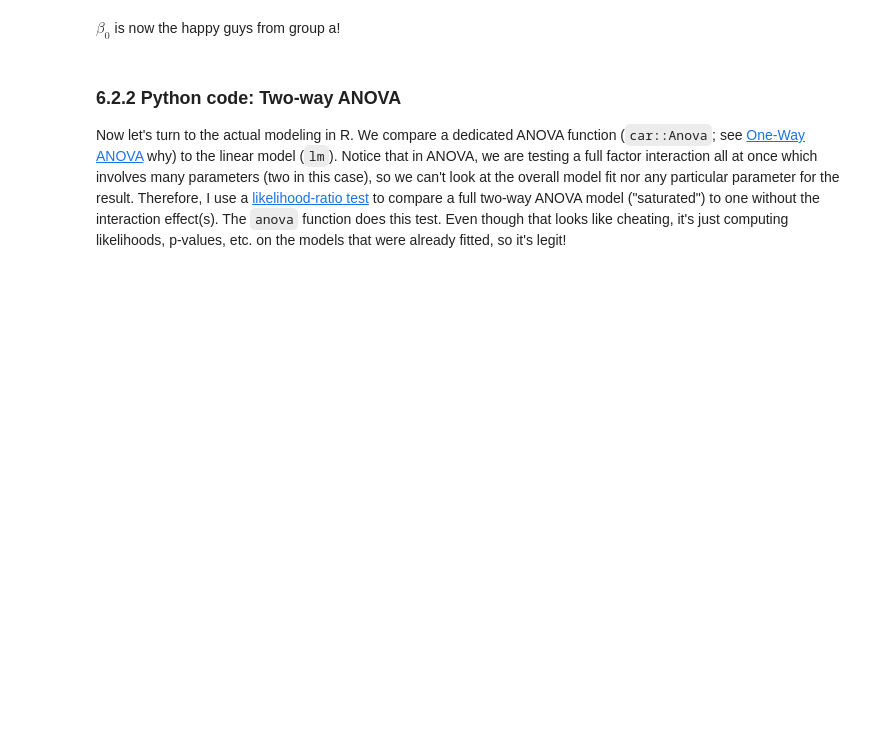
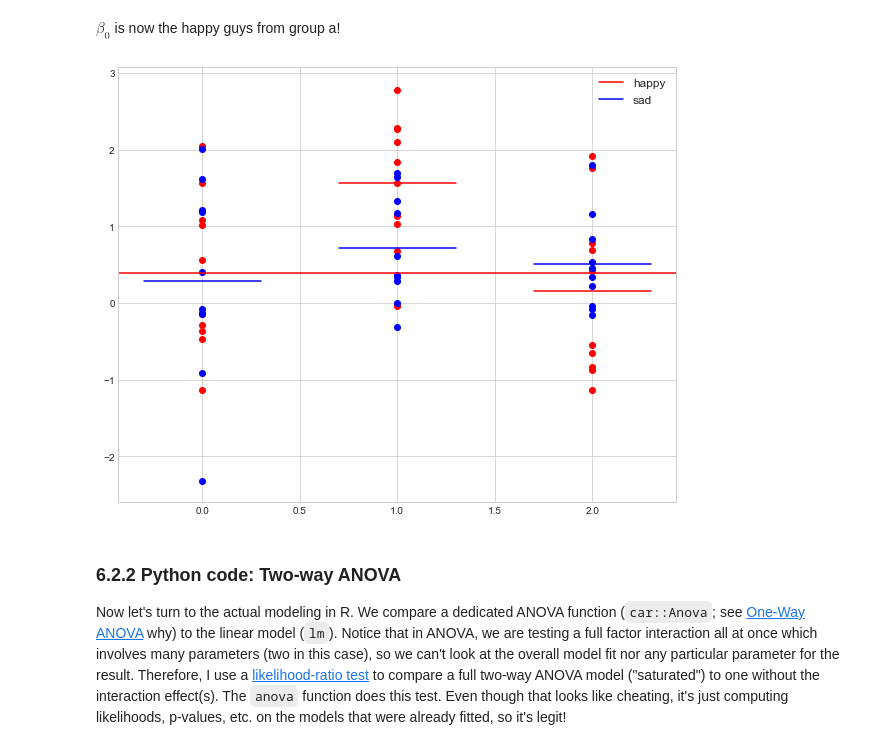
Before and after one commit to eigenfoo/tests-as-linear, a Jupyter notebook: tests-as-linear.ipynb, the cells around one changed output. Saved outputs shown, nothing was run; the diff lists cells and outputs as text; code cells hidden in the pictures; blank space fills up the shorter version.

```diff
--- a/tests-as-linear.ipynb
+++ b/tests-as-linear.ipynb
@@ -498,3 +496,8 @@ $\beta_0$ is now the happy guys from group a!
+# %%
+plots.two_way_anova_plot(df)
+plt.show()
+# %% [output]
+[figure, added]
 # %% [markdown]
 ### 6.2.2 Python code: Two-way ANOVA
 
```
Also changed, not shown: parts of 3 cells of this notebook, 7 other files.
